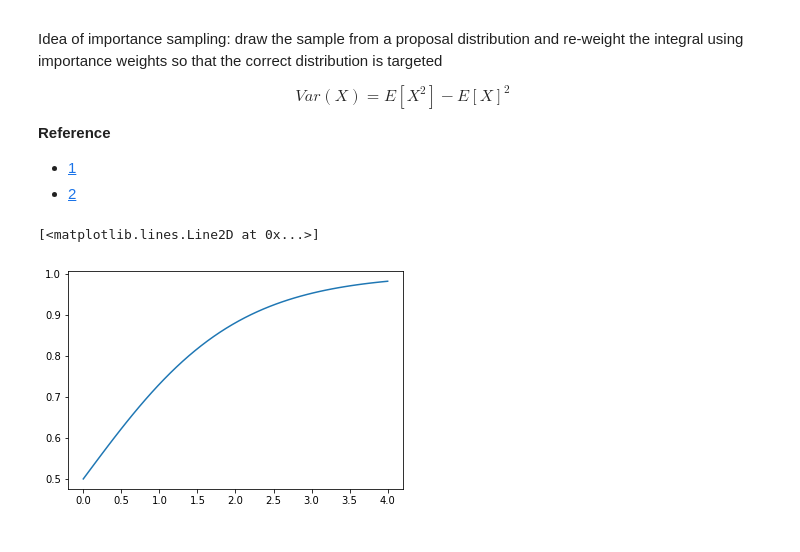
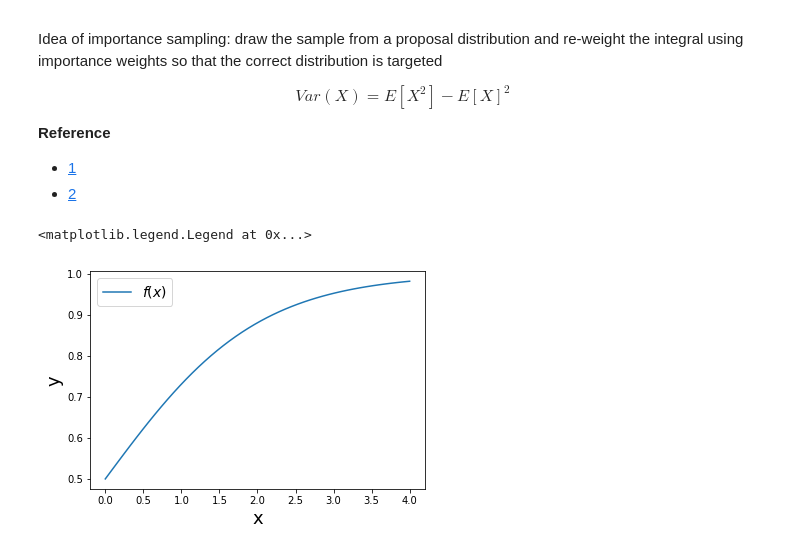
Before and after one commit to MJeremy2017/machine-learning-algorithm-implemention, a Jupyter notebook: ImportanceSampling/ImportanceSampling.ipynb, the cells around one changed output. Cells and saved outputs as stored; diff of their text form; code cells hidden in the pictures.

```diff
--- a/ImportanceSampling/ImportanceSampling.ipynb
+++ b/ImportanceSampling/ImportanceSampling.ipynb
@@ -23,8 +30,13 @@ def f_x(x):
 # %%
-x = np.linspace(0, 4, 50)
+plt.figure(figsize=[6, 4])
+x = np.linspace(0, 4, 50)  # x ranges from 0 to 4
 y = [f_x(i) for i in x]
 
-plt.plot(x, y)
+plt.plot(x, y, label="$f(x)$")
+
+plt.xlabel("x", size=18)
+plt.ylabel("y", size=18)
+plt.legend(prop={"size": 14})
 # %% [output]
-[<matplotlib.lines.Line2D at 0x...>]
+<matplotlib.legend.Legend at 0x...>
-[figure, old version]
+[figure, new version]
```
Also changed, not shown: parts of 14 cells of this notebook.
